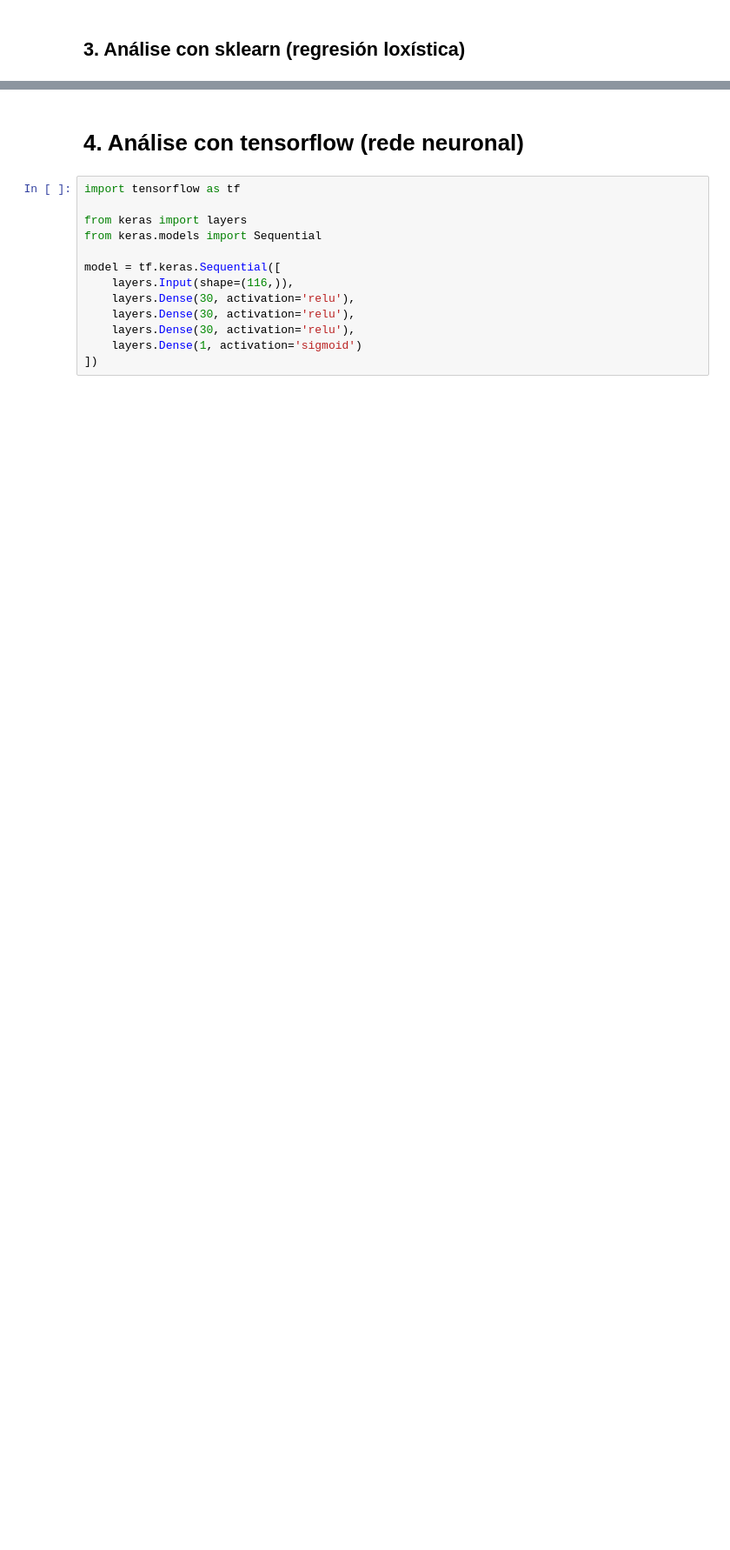
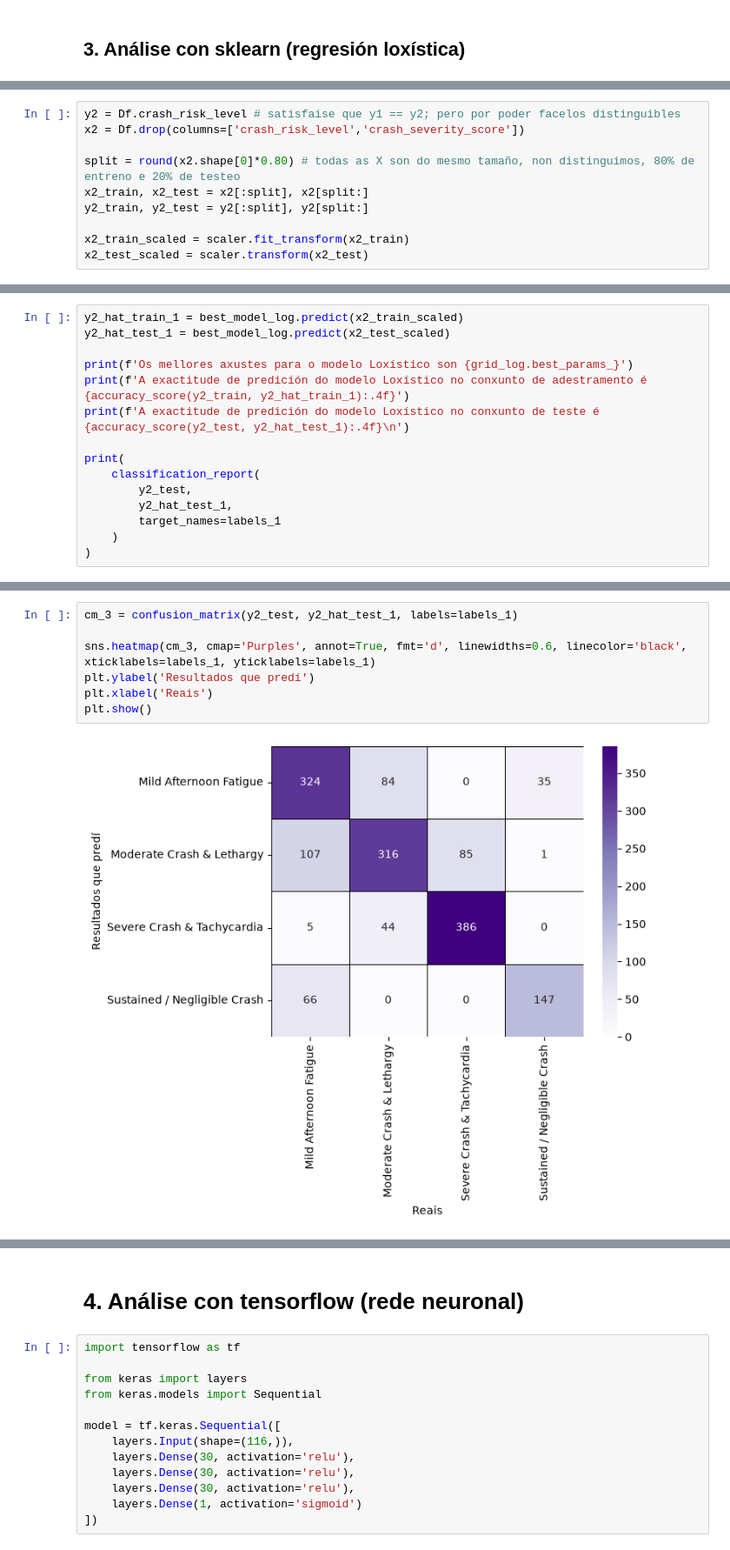
Before and after one commit to sebastian-taboas/Biophysics, a Jupyter notebook: traballo1_redes_neuronais/rede_neuronal_optima.ipynb, the cells around one changed output, grey strips where cells are left out. Shown at 87% size. Cells and saved outputs as stored; diff of their text form; blank space fills up the shorter version.

```diff
--- a/traballo1_redes_neuronais/rede_neuronal_optima.ipynb
+++ b/traballo1_redes_neuronais/rede_neuronal_optima.ipynb
@@ -475,0 +484,10 @@ x = Df.drop(columns=['crash_risk_level','crash_severity_score'])
+# %%
+y2 = Df.crash_risk_level # satisfaise que y1 == y2; pero por poder facelos distinguibles
+x2 = Df.drop(columns=['crash_risk_level','crash_severity_score'])
+
+split = round(x2.shape[0]*0.80) # todas as X son do mesmo tamaño, non distinguimos, 80% de entreno e 20% de testeo
+x2_train, x2_test = x2[:split], x2[split:]
+y2_train, y2_test = y2[:split], y2[split:]
+
+x2_train_scaled = scaler.fit_transform(x2_train)
+x2_test_scaled = scaler.transform(x2_test)
@@ -475,0 +549,15 @@ x = Df.drop(columns=['crash_risk_level','crash_severity_score'])
+# %%
+y2_hat_train_1 = best_model_log.predict(x2_train_scaled)
+y2_hat_test_1 = best_model_log.predict(x2_test_scaled)
+
+print(f'Os mellores axustes para o modelo Loxístico son {grid_log.best_params_}')
+print(f'A exactitude de predición do modelo Loxístico no conxunto de adestramento é {accuracy_score(y2_train, y2_hat_train_1):.4f}')
+print(f'A exactitude de predición do modelo Loxístico no conxunto de teste é {accuracy_score(y2_test, y2_hat_test_1):.4f}\n')
+
+print(
+    classification_report(
+        y2_test,
+        y2_hat_test_1,
+        target_names=labels_1
+    )
+)
@@ -475,0 +579,9 @@ x = Df.drop(columns=['crash_risk_level','crash_severity_score'])
+# %%
+cm_3 = confusion_matrix(y2_test, y2_hat_test_1, labels=labels_1)
+
+sns.heatmap(cm_3, cmap='Purples', annot=True, fmt='d', linewidths=0.6, linecolor='black', xticklabels=labels_1, yticklabels=labels_1)
+plt.ylabel('Resultados que predí')
+plt.xlabel('Reais')
+plt.show()
+# %% [output]
+[figure, added]
```
Also changed, not shown: parts of 77 cells of this notebook.
